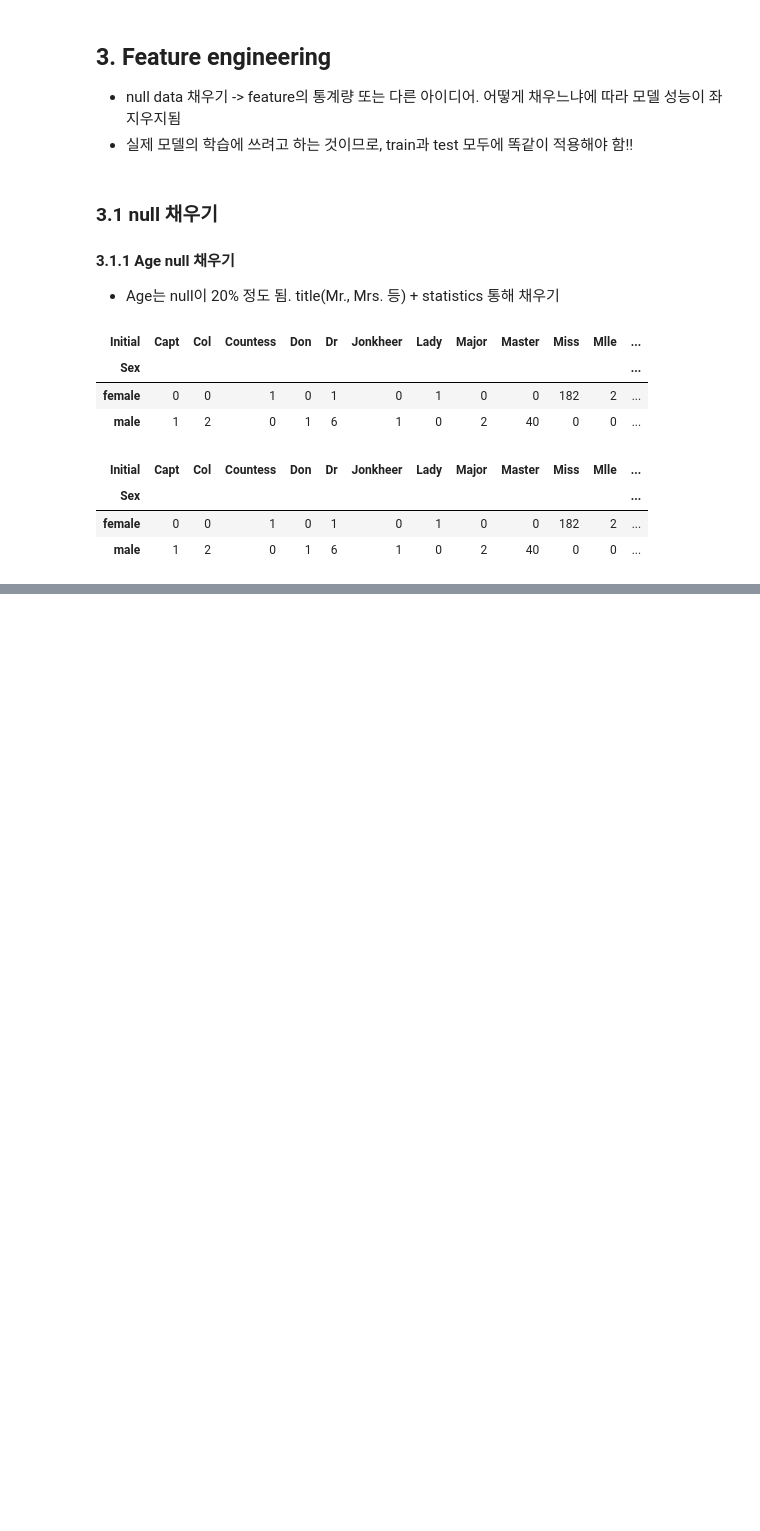
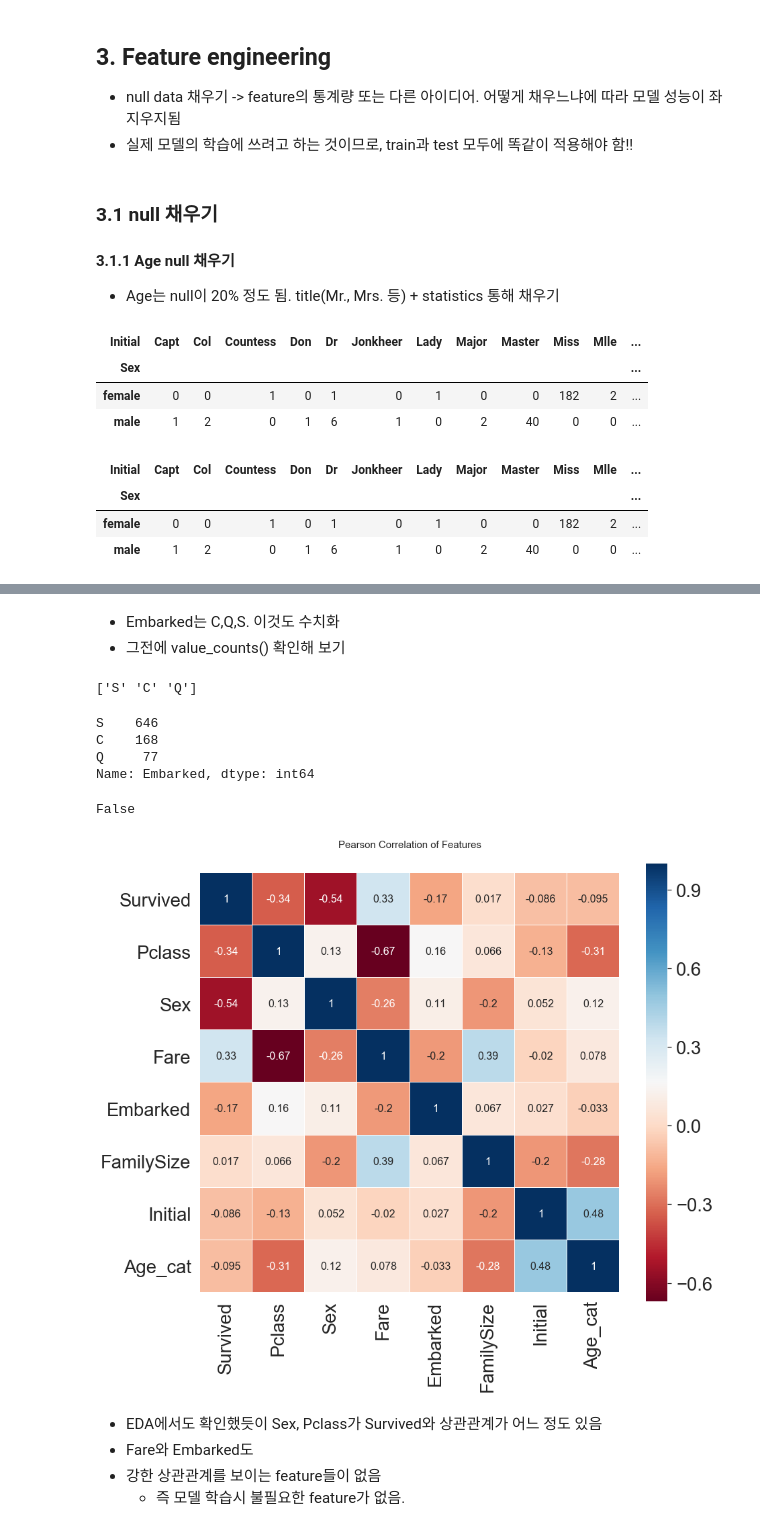
Before and after one commit to MattLee27/ML-DL-study, a Jupyter notebook: titanic_2.ipynb, the cells around one changed output, grey strips where cells are left out. Drawn from its saved outputs; the diff is of its cells as text; code cells hidden in the pictures; blank space fills up the shorter version.

```diff
--- a/titanic_2.ipynb
+++ b/titanic_2.ipynb
@@ -77,0 +212,4 @@ Sir test
+# %%
+# 확인했으니 중복되는 칼럼 제거
+df_train.drop(['Age', 'Age_cat_2'], axis=1, inplace=True)
+df_test.drop(['Age'], axis=1, inplace=True)
@@ -77,0 +219,51 @@ Sir test
+# %%
+df_train['Initial'] = df_train['Initial'].map(
+{'Master':0, 'Miss':1, 'Mr':2, 'Mrs':3, 'Other':4})
+df_test['Initial'] = df_test['Initial'].map(
+{'Master':0, 'Miss':1, 'Mr':2, 'Mrs':3, 'Other':4})
+# %% [markdown]
+- Embarked는 C,Q,S. 이것도 수치화
+- 그전에 value_counts() 확인해 보기
+# %%
+print(df_train['Embarked'].unique())
+df_train['Embarked'].value_counts()
+# %% [output]
+['S' 'C' 'Q']
+S    646
+C    168
+Q     77
+Name: Embarked, dtype: int64
+# %%
+df_train['Embarked'] = df_train['Embarked'].map(
+{'C':0, 'Q':1, 'S':2})
+df_test['Embarked'] = df_test['Embarked'].map(
+{'C':0, 'Q':1, 'S':2})
+# %%
+# null 사라졌는지 확인
+df_train['Embarked'].isnull().any() # any -> 하나라도 있으면 True 반환
+# %% [output]
+False
+# %%
+df_train['Sex'] = df_train['Sex'].map(
+{'female':0, 'male':1})
+df_test['Sex'] = df_test['Sex'].map(
+{'female':0, 'male':1})
+# %%
+heatmap_data = df_train[['Survived', 'Pclass', 'Sex', 'Fare', 'Embarked',
+                        'FamilySize', 'Initial', 'Age_cat']]
+
+colormap = plt.cm.RdBu
+plt.figure(figsize=(14, 12))
+plt.title('Pearson Correlation of Features', y=1.05, size=15)
+sns.heatmap(heatmap_data.astype(float).corr(), linewidths=0.1,
+           vmax=1.0, square=True, cmap=colormap, linecolor='white',
+           annot=True, annot_kws={"Size": 16})
+
+del heatmap_data
+# %% [output]
+[figure, added]
+# %% [markdown]
+- EDA에서도 확인했듯이 Sex, Pclass가 Survived와 상관관계가 어느 정도 있음
+- Fare와 Embarked도
+- 강한 상관관계를 보이는 feature들이 없음
+    - 즉 모델 학습시 불필요한 feature가 없음.
```
Also changed, not shown: parts of 51 cells of this notebook.
